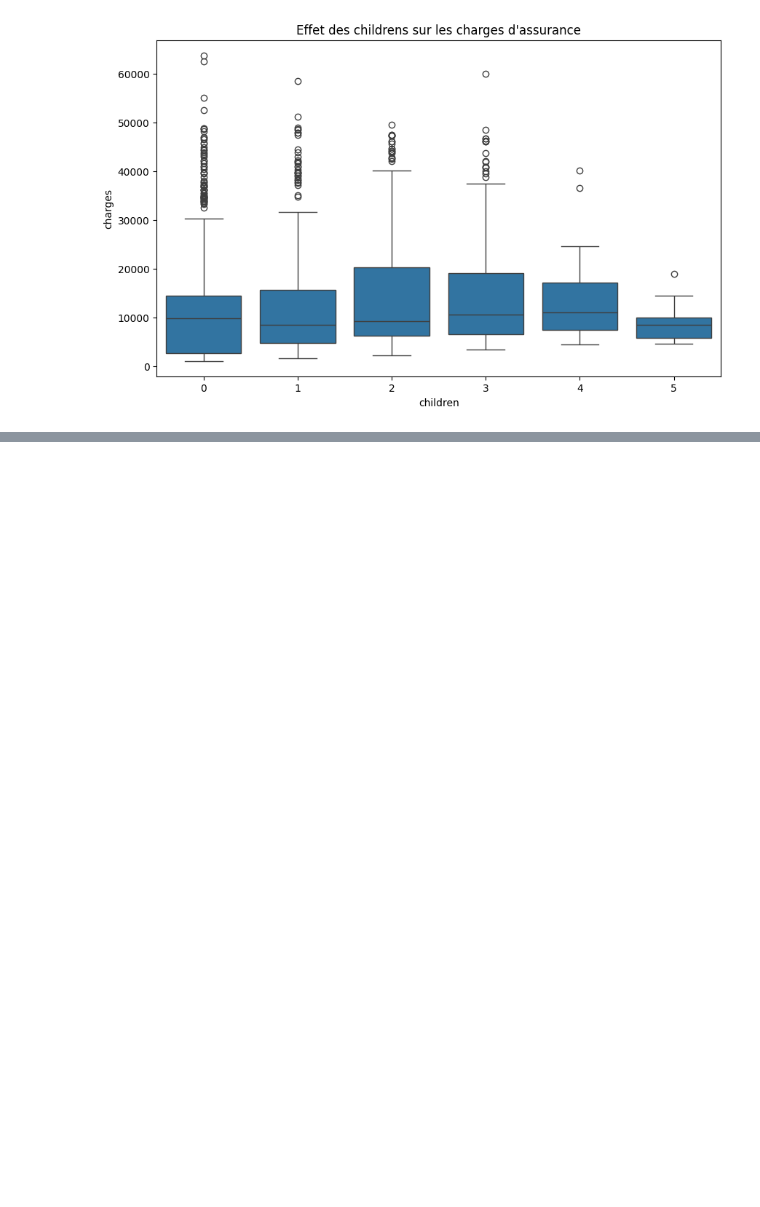
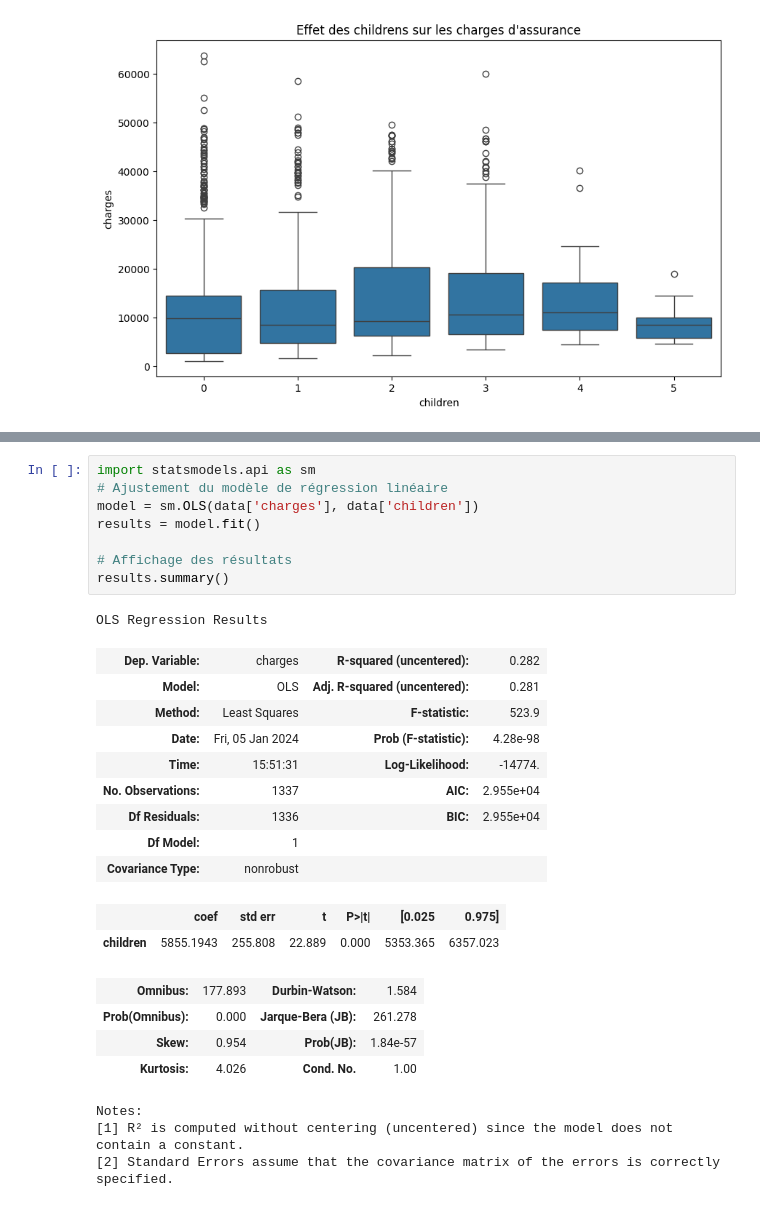
Before and after one commit to AntoineMLD/AssurePeopleUsa, a Jupyter notebook: nettoyage.ipynb, the cells around one changed output, grey strips where cells are left out. Drawn from its saved outputs; the diff is of its cells as text; blank space fills up the shorter version.

```diff
--- a/nettoyage.ipynb
+++ b/nettoyage.ipynb
@@ -188,0 +265,28 @@ Text(0.5, 1.0, "Effet des childrens sur les charges d'assurance")
+# %%
+import statsmodels.api as sm
+# Ajustement du modèle de régression linéaire
+model = sm.OLS(data['charges'], data['children'])
+results = model.fit()
+
+# Affichage des résultats
+results.summary()
+# %% [output]
+OLS Regression Results
+| Dep. Variable: | charges | R-squared (uncentered): | 0.282 |
+| Model: | OLS | Adj. R-squared (uncentered): | 0.281 |
+| Method: | Least Squares | F-statistic: | 523.9 |
+| Date: | Fri, 05 Jan 2024 | Prob (F-statistic): | 4.28e-98 |
+| Time: | 15:51:31 | Log-Likelihood: | -14774. |
+| No. Observations: | 1337 | AIC: | 2.955e+04 |
+| Df Residuals: | 1336 | BIC: | 2.955e+04 |
+| Df Model: | 1 |  |  |
+| Covariance Type: | nonrobust |  |  |
+|  | coef | std err | t | P>|t| | [0.025 | 0.975] |
+| children | 5855.1943 | 255.808 | 22.889 | 0.000 | 5353.365 | 6357.023 |
+| Omnibus: | 177.893 | Durbin-Watson: | 1.584 |
+| Prob(Omnibus): | 0.000 | Jarque-Bera (JB): | 261.278 |
+| Skew: | 0.954 | Prob(JB): | 1.84e-57 |
+| Kurtosis: | 4.026 | Cond. No. | 1.00 |
+Notes:
+[1] R² is computed without centering (uncentered) since the model does not contain a constant.
+[2] Standard Errors assume that the covariance matrix of the errors is correctly specified.
```
Also changed, not shown: parts of 5 cells of this notebook.
